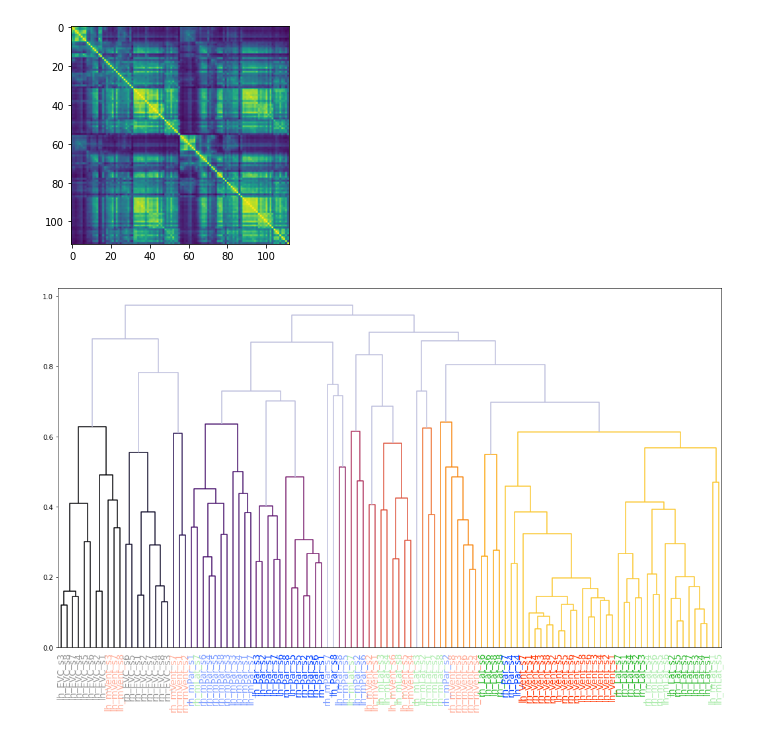
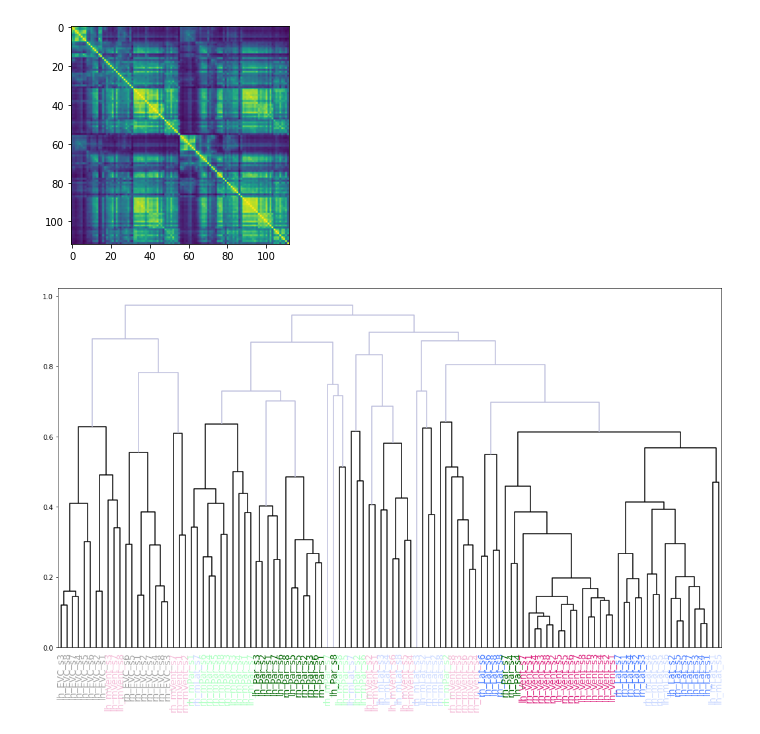
Before and after one commit to dawnfinzi/streams, a Jupyter notebook: notebooks/Mega^2_matrix_hierarchical_clustering.ipynb, the cells around one changed output. Saved outputs shown, nothing was run; the diff lists cells and outputs as text; code cells hidden in the pictures.

```diff
--- a/notebooks/Mega^2_matrix_hierarchical_clustering.ipynb
+++ b/notebooks/Mega^2_matrix_hierarchical_clustering.ipynb
@@ -107,49 +107,56 @@ plt.imshow(sym_m2) #just checking
 <matplotlib.image.AxesImage at 0x...>
 [figure]
 # %%
-dists_m2 = squareform(np.around(1-sym_m2,decimals=5))
+dists_m2 = squareform(np.around(1-sym_m2,decimals=10))
 linkage_matrix_m2 = linkage(dists_m2, "complete", optimal_ordering=True)
 # %%
 ls_lh = ['lh_' + label for label in ls]
 ls_rh = ['rh_' + label for label in ls]
 ls_m2 = ls_lh + ls_rh
 # %%
-cs = ['#0f0f0f' , '#622569', '#416d71', '#0066cc', '#b8a9c9' ,'#aeced0', '#99ccff']
-cs = ['#999999' , '#ffad99', '#adebad', '#809fff', '#ff3300' ,'#2eb82e', '#0040ff']
+#cs = ['#0f0f0f' , '#622569', '#416d71', '#0066cc', '#b8a9c9' ,'#aeced0', '#99ccff']
+cs = ['#a6a6a6' , '#f4bdd8', '#ccdaff', '#b3ffc6',  '#DC267F' ,'#4d7fff','#006600']
+
 
 plt.figure(figsize=(18,10))
-cmap = plt.cm.inferno(np.linspace(0, 1, 16))
-set_link_color_palette([mpl.colors.rgb2hex(rgb[:3]) for rgb in cmap])
+presets = ['#a6a6a6' , '#f4bdd8', '#ccdaff', '#b3ffc6',  '#DC267F' ,'#4d7fff','#006600']
 
-dn = dendrogram(linkage_matrix_m2, labels = ls_m2,
+
+#cmap = plt.cm.inferno(np.linspace(0, 1, 16))
+#set_link_color_palette([mpl.colors.rgb2hex(rgb[:3]) for rgb in cmap])
+
+set_link_color_palette(['k'])
+
+dn = dendrogram(linkage_matrix_m2,
+                labels = ls_m2,
                 above_threshold_color='#bcbddc',
                 leaf_rotation=90.,
                 leaf_font_size=14.,
                 distance_sort = True)
 
 
 # Apply the right color to each label
 ax = plt.gca()
 xlbls = ax.get_xmajorticklabels()
 
 num=-1
 for lbl in xlbls:
     num+=1
     if 'EVC' in lbl.get_text():
         lbl.set_color(cs[0])
     elif 'mVent' in lbl.get_text():
         lbl.set_color(cs[1])
     elif 'mLat' in lbl.get_text():
         lbl.set_color(cs[2])
     elif 'mPar' in lbl.get_text():
         lbl.set_color(cs[3])
     elif 'Vent' in lbl.get_text():
         lbl.set_color(cs[4])
     elif 'Lat' in lbl.get_text():
         lbl.set_color(cs[5])
     elif 'Par' in lbl.get_text():
         lbl.set_color(cs[6])
 
-#plt.savefig('../../../results/figures/m2_dendrogram.png')
+plt.savefig('../../../results/figures/m2_dendrogram_newcolors.png')
 # %% [output]
-[figure, old version]
+[figure, new version]
```
Also changed, not shown: 1 other file.
